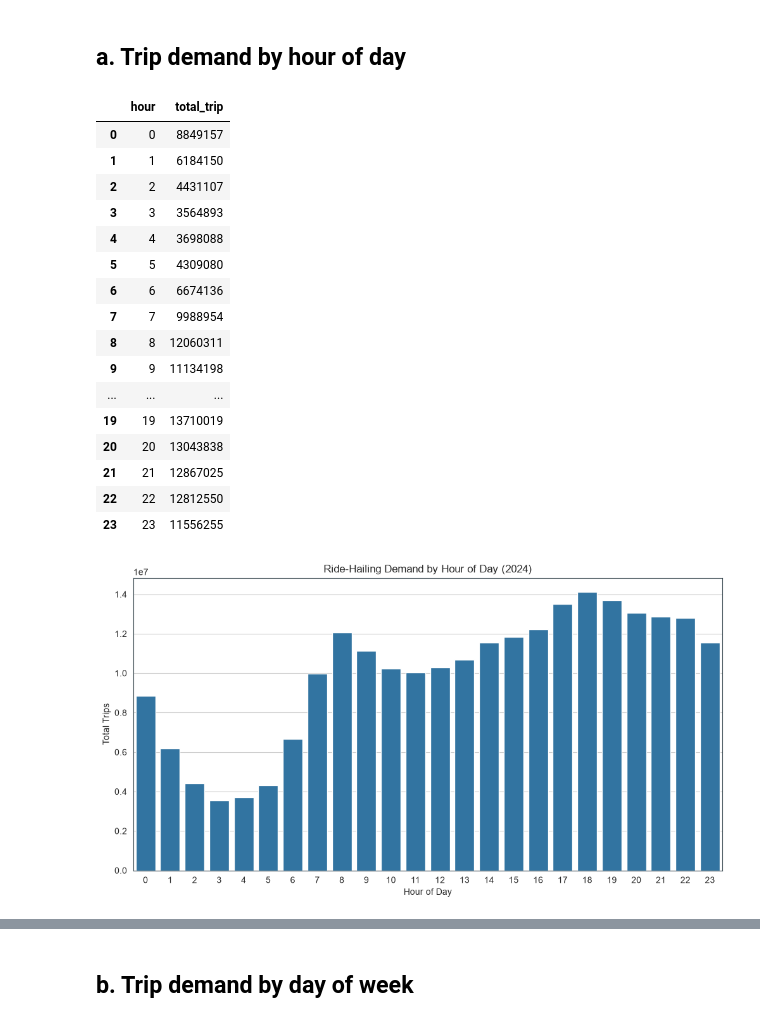
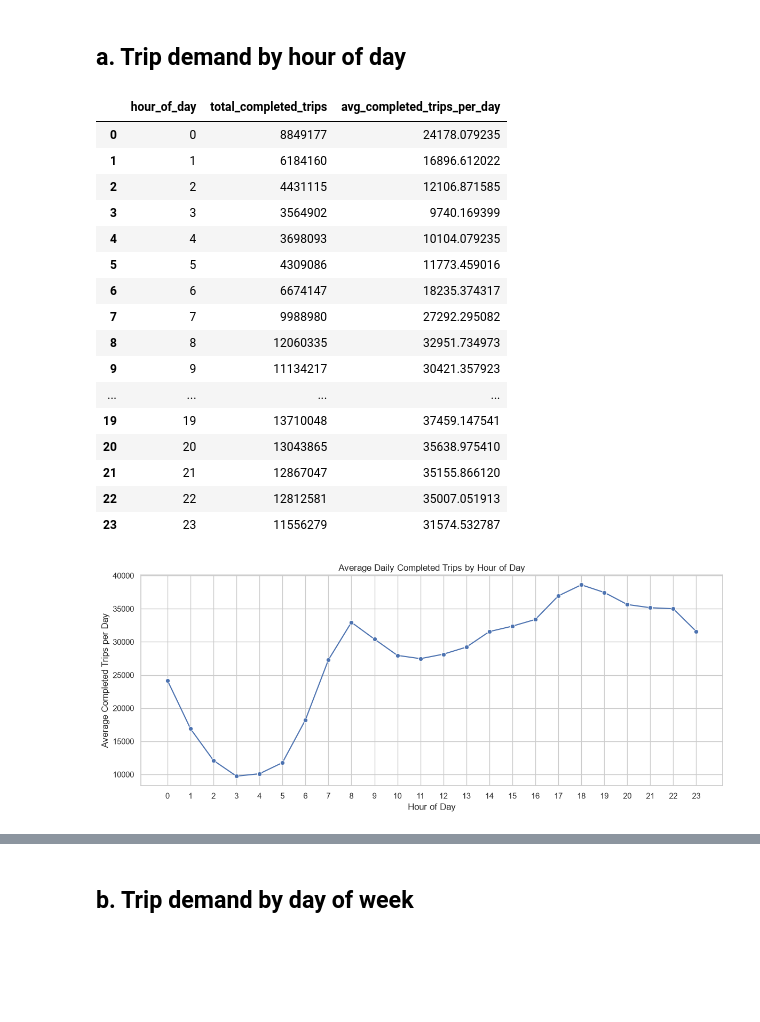
Before and after one commit to WendiOngki/ride-hailing-demand-fleet-allocation, a Jupyter notebook: notebooks/04_descriptive_and_proxy_analytics.ipynb, the cells around one changed output, grey strips where cells are left out. Drawn from its saved outputs; the diff is of its cells as text; code cells hidden in the pictures; blank space fills up the shorter version.

```diff
--- a/notebooks/04_descriptive_and_proxy_analytics.ipynb
+++ b/notebooks/04_descriptive_and_proxy_analytics.ipynb
@@ -9,0 +3,10 @@ con = duckdb.connect('../data/processed/nyc_taxi.db', read_only=True)
+# %%
+from pathlib import Path
+
+import duckdb
+import matplotlib.pyplot as plt
+import pandas as pd
+import seaborn as sns
+
+pd.set_option('display.max_columns', None)
+sns.set_theme(style='whitegrid')
@@ -9,0 +28,5 @@ con = duckdb.connect('../data/processed/nyc_taxi.db', read_only=True)
+# %%
+con = duckdb.connect(database_path.as_posix(), read_only=True)
+
+print(f'Database: {database_path}')
+print('Connection mode: read only')
@@ -12,38 +51,50 @@ con = duckdb.connect('../data/processed/nyc_taxi.db', read_only=True)
 # %%
 df_hourly = con.execute("""
     SELECT
-        EXTRACT (HOUR FROM pickup_datetime) AS hour,
-        COUNT(*) AS total_trip
+        EXTRACT(HOUR FROM pickup_datetime) AS hour_of_day,
+        COUNT(*) AS total_completed_trips,
+        COUNT(*) * 1.0
+            / COUNT(DISTINCT CAST(pickup_datetime AS DATE))
+            AS avg_completed_trips_per_day
     FROM fact_trip
-    GROUP BY hour
-    ORDER BY hour ASC
+    GROUP BY hour_of_day
+    ORDER BY hour_of_day
 """).df()
 
 df_hourly
 # %% [output]
-|  | hour | total_trip |
-| 0 | 0 | 8849157 |
-| 1 | 1 | 6184150 |
-| 2 | 2 | 4431107 |
-| 3 | 3 | 3564893 |
-| 4 | 4 | 3698088 |
-| 5 | 5 | 4309080 |
-| 6 | 6 | 6674136 |
-| 7 | 7 | 9988954 |
-| 8 | 8 | 12060311 |
-| 9 | 9 | 11134198 |
-| ... | ... | ... |
-| 19 | 19 | 13710019 |
-| 20 | 20 | 13043838 |
-| 21 | 21 | 12867025 |
-| 22 | 22 | 12812550 |
-| 23 | 23 | 11556255 |
+|  | hour_of_day | total_completed_trips | avg_completed_trips_per_day |
+| 0 | 0 | 8849177 | 24178.079235 |
+| 1 | 1 | 6184160 | 16896.612022 |
+| 2 | 2 | 4431115 | 12106.871585 |
+| 3 | 3 | 3564902 | 9740.169399 |
+| 4 | 4 | 3698093 | 10104.079235 |
+| 5 | 5 | 4309086 | 11773.459016 |
+| 6 | 6 | 6674147 | 18235.374317 |
+| 7 | 7 | 9988980 | 27292.295082 |
+| 8 | 8 | 12060335 | 32951.734973 |
+| 9 | 9 | 11134217 | 30421.357923 |
+| ... | ... | ... | ... |
+| 19 | 19 | 13710048 | 37459.147541 |
+| 20 | 20 | 13043865 | 35638.975410 |
+| 21 | 21 | 12867047 | 35155.866120 |
+| 22 | 22 | 12812581 | 35007.051913 |
+| 23 | 23 | 11556279 | 31574.532787 |
 # %%
-plt.figure(figsize=(12, 6))
-sns.barplot(data=df_hourly, x='hour', y='total_trip')
-plt.title('Ride-Hailing Demand by Hour of Day (2024)')
+plt.figure(figsize=(12, 5))
+
+sns.lineplot(
+    data=df_hourly,
+    x='hour_of_day',
+    y='avg_completed_trips_per_day',
+    marker='o'
+)
+
+plt.title('Average Daily Completed Trips by Hour of Day')
 plt.xlabel('Hour of Day')
-plt.ylabel('Total Trips')
+plt.ylabel('Average Completed Trips per Day')
+plt.xticks(range(24))
+plt.tight_layout()
 plt.show()
 # %% [output]
-[figure, old version]
+[figure, new version]
```
Also changed, not shown: parts of 78 cells of this notebook, 13 other files.
